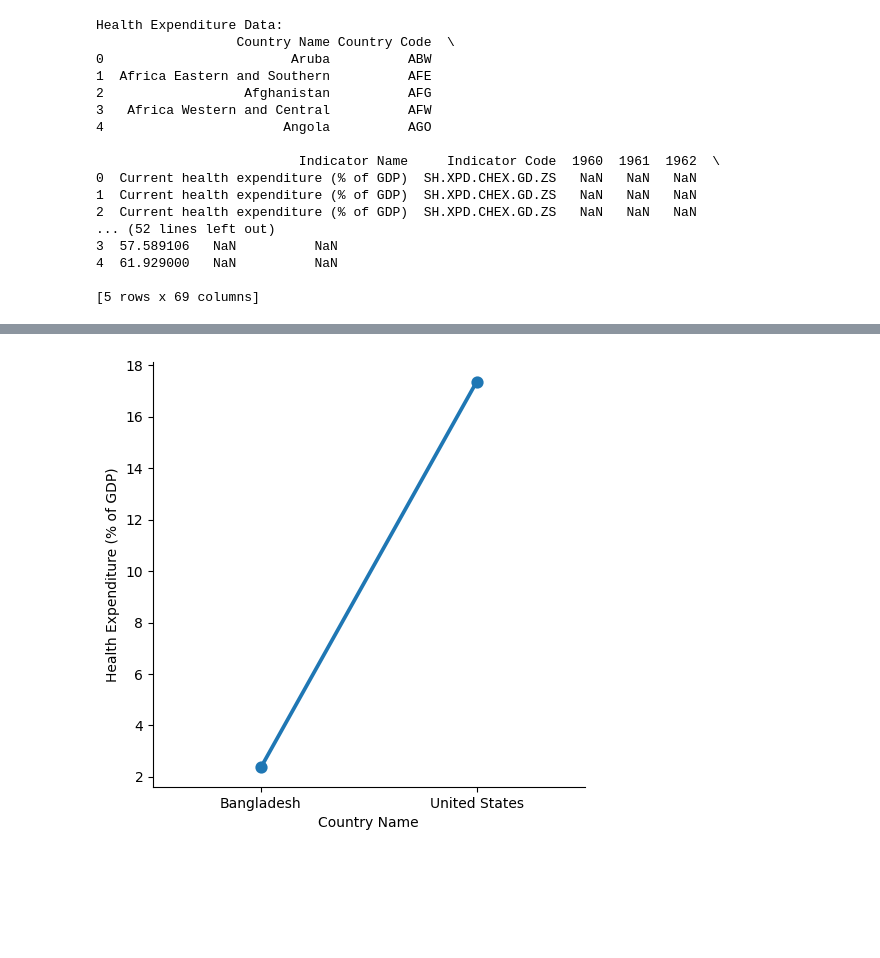
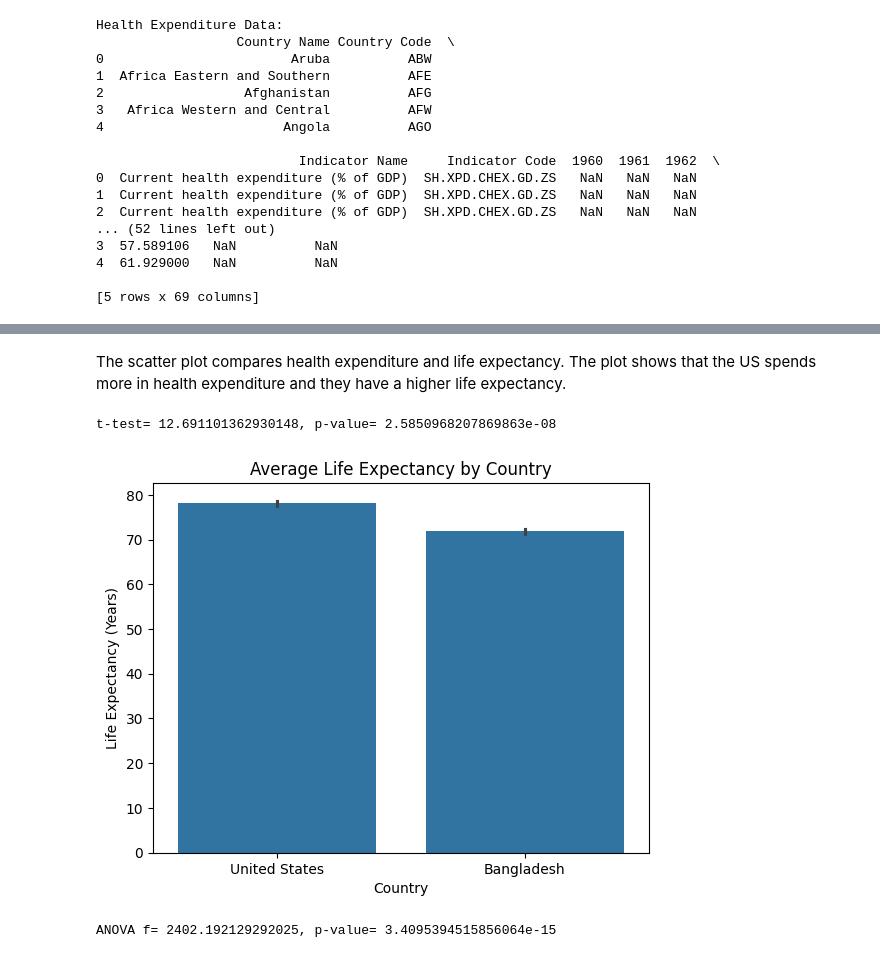
Before and after one commit to valeCab/BasicStatistics, a Jupyter notebook: FinalProjectipynb.ipynb, the cells around one changed output, grey strips where cells are left out. Saved outputs shown, nothing was run; the diff lists cells and outputs as text; code cells hidden in the pictures; blank space fills up the shorter version.

```diff
--- a/FinalProjectipynb.ipynb
+++ b/FinalProjectipynb.ipynb
@@ -146,4 +229,36 @@ strip = sns.catplot(df_combined, x='Country Name', y='Life Expectancy (Years)',
-# %%
-strip = sns.catplot(df_combined, x='Country Name', y='Health Expenditure (% of GDP)', kind='point')
-# %% [output]
-[figure, removed]
+# %% [markdown]
+The scatter plot compares health expenditure and life expectancy. The plot shows that the US spends more in health expenditure and they have a higher life expectancy.
+# %%
+# T-test
+
+from scipy.stats import ttest_ind
+
+us_life = df_combined[df_combined['Country'] == 'United States']['Life Expectancy (Years)']
+ban_life = df_combined[df_combined['Country'] == 'Bangladesh']['Life Expectancy (Years)']
+
+t_stat, p_value = ttest_ind(us_life, ban_life)
+print(f't-test= {t_stat}, p-value= {p_value}')
+# %% [output]
+t-test= 12.691101362930148, p-value= 2.5850968207869863e-08
+# %%
+# Bar chart
+
+sns.barplot(data=df_combined, x='Country', y='Life Expectancy (Years)', estimator='mean')
+plt.title('Average Life Expectancy by Country')
+plt.xlabel('Country')
+plt.ylabel('Life Expectancy (Years)')
+plt.show()
+# %% [output]
+[figure, added]
+# %%
+# ANOVA
+
+from scipy.stats import f_oneway
+
+us_exp = df_combined[df_combined['Country'] == 'United States']['Health Expenditure (% of GDP)']
+ban_exp = df_combined[df_combined['Country'] == 'Bangladesh']['Health Expenditure (% of GDP)']
+
+f_stat, p_value = f_oneway(us_exp, ban_exp)
+print(f'ANOVA f= {f_stat}, p-value= {p_value}')
+# %% [output]
+ANOVA f= 2402.192129292025, p-value= 3.4095394515856064e-15
```
Also changed, not shown: parts of 20 cells of this notebook.
